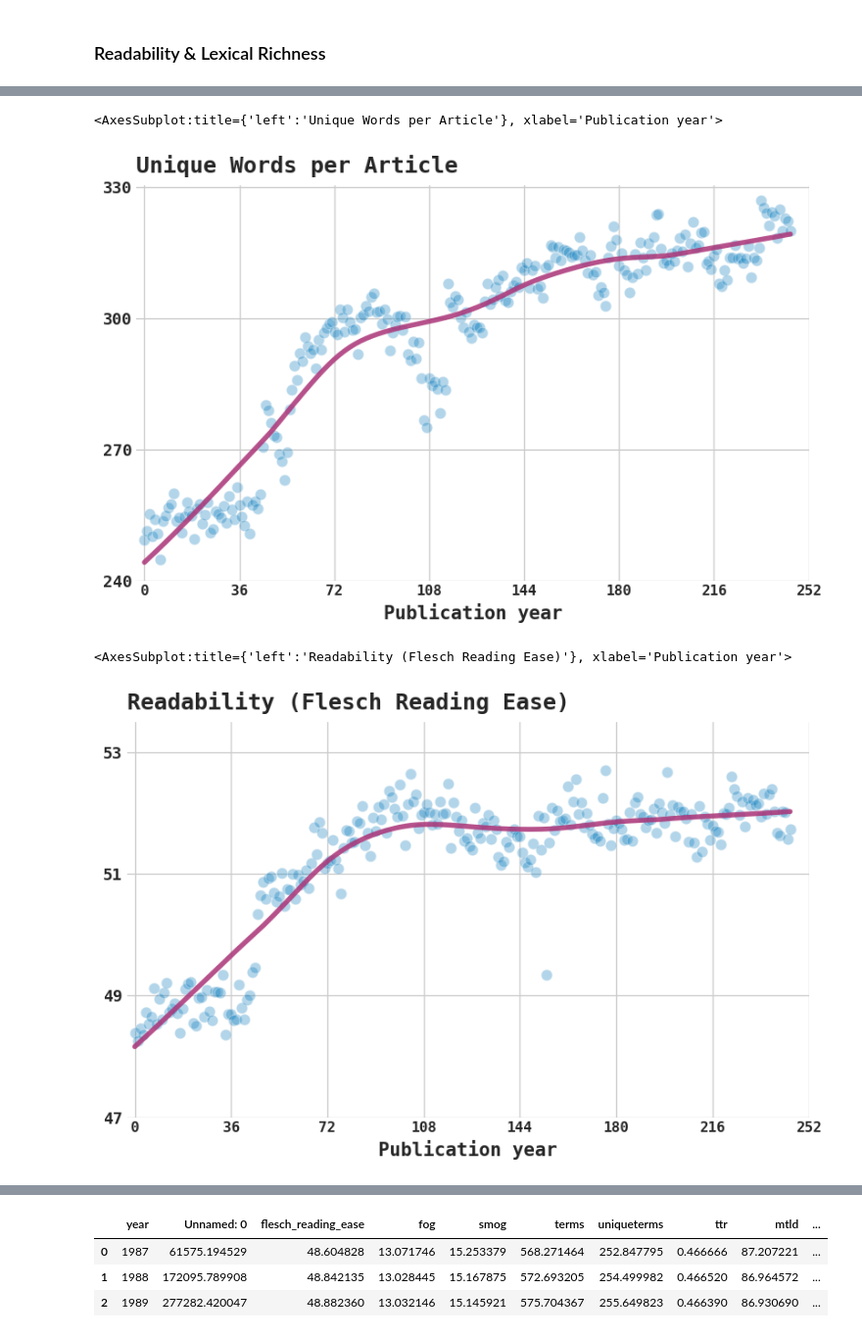
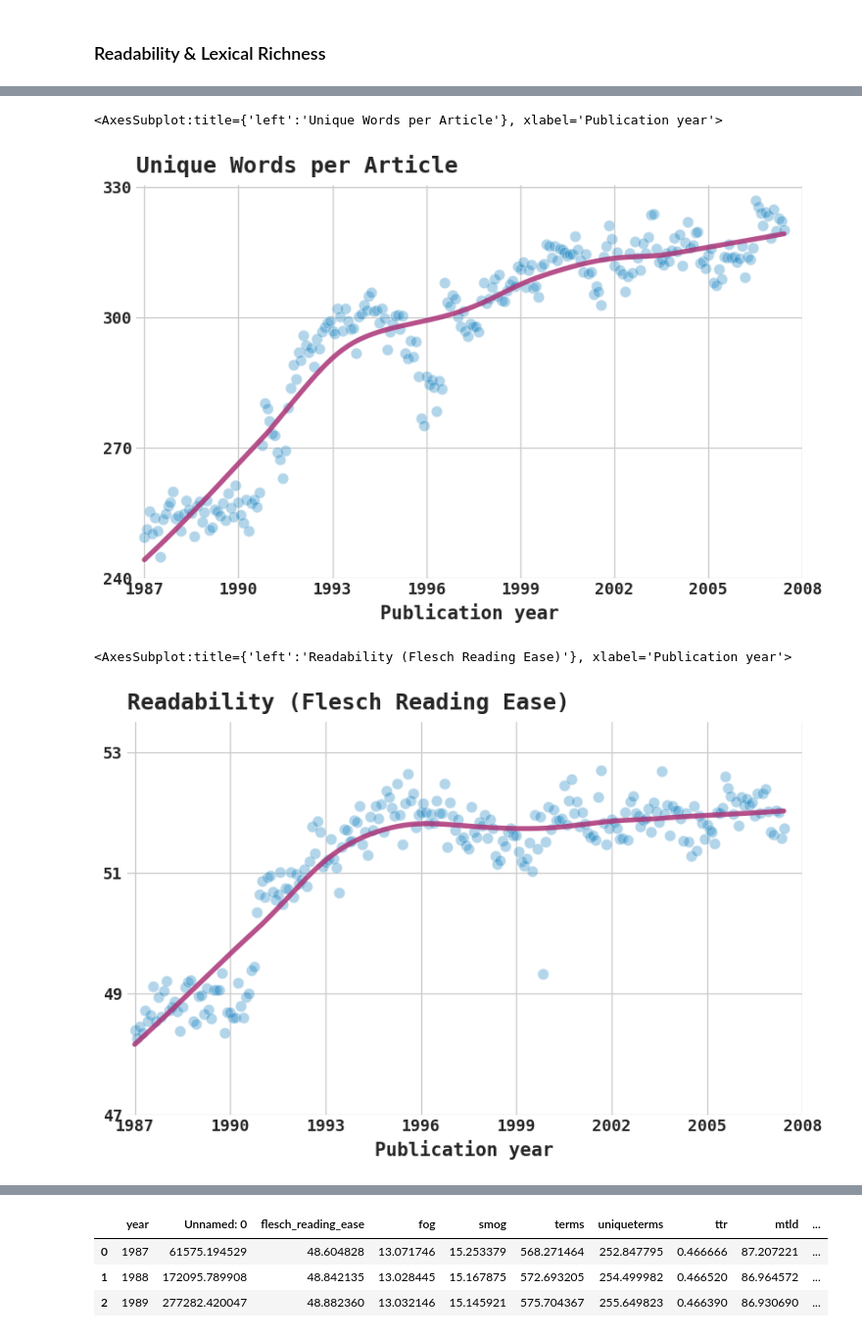
Before and after one commit to notnews/unreadable_news, a Jupyter notebook: scripts/02a_plot_nyt_textstatistics.ipynb, the cells around one changed output, grey strips where cells are left out. Shown at 98% size. Cells and saved outputs as stored; diff of their text form; code cells hidden in the pictures.

```diff
--- a/scripts/02a_plot_nyt_textstatistics.ipynb
+++ b/scripts/02a_plot_nyt_textstatistics.ipynb
@@ -98,5 +98,7 @@ df.head(3)
 | 0 | 1987-01-01 | 59255.347607 | 48.395282 | 13.079217 | 15.347812 | 561.642908 | 249.332375 | 0.464668 | 86.237082 | ... |
 | 1 | 1987-02-01 | 61964.935736 | 48.262141 | 13.173343 | 15.384344 | 566.728874 | 251.335391 | 0.465815 | 87.008545 | ... |
 | 2 | 1987-03-01 | 21884.018438 | 48.456942 | 13.098056 | 15.259876 | 574.741305 | 255.275597 | 0.466182 | 87.694917 | ... |
+# %%
+xticklabels=range(1987, 2010, 3)
 # %%
 plotline(x=df.index, y=df.terms, yrange=range(550,750,50), title='Word Count per Article',
@@ -107,14 +110,16 @@ plotline(x=df.index, y=df.terms, yrange=range(550,750,50), title='Word Count per
 # %%
 plotline(x=df.index, y=df.uniqueterms, yrange=range(240,340,30), title='Unique Words per Article',
+         xticklabels=xticklabels,
          savepath=os.path.join(SAVEPATH, 'nyt_uniquewords'))
 # %% [output]
 <AxesSubplot:title={'left':'Unique Words per Article'}, xlabel='Publication year'>
-[figure, old version]
+[figure, new version]
 # %%
 plotline(x=df.index, y=df.flesch_reading_ease, yrange=range(47,54,2), title='Readability (Flesch Reading Ease)',
+         xticklabels=xticklabels,
          savepath=os.path.join(SAVEPATH, 'nyt_readability_flesch_ease'))
 # %% [output]
 <AxesSubplot:title={'left':'Readability (Flesch Reading Ease)'}, xlabel='Publication year'>
-[figure, old version]
+[figure, new version]
 # %%
 plotline(x=df.index, yrange=range(80,120,10), y=df.mtld, title='Lexical Richness (MTLD)',
```
Also changed, not shown: parts of 2 cells of this notebook, 33 other files.
